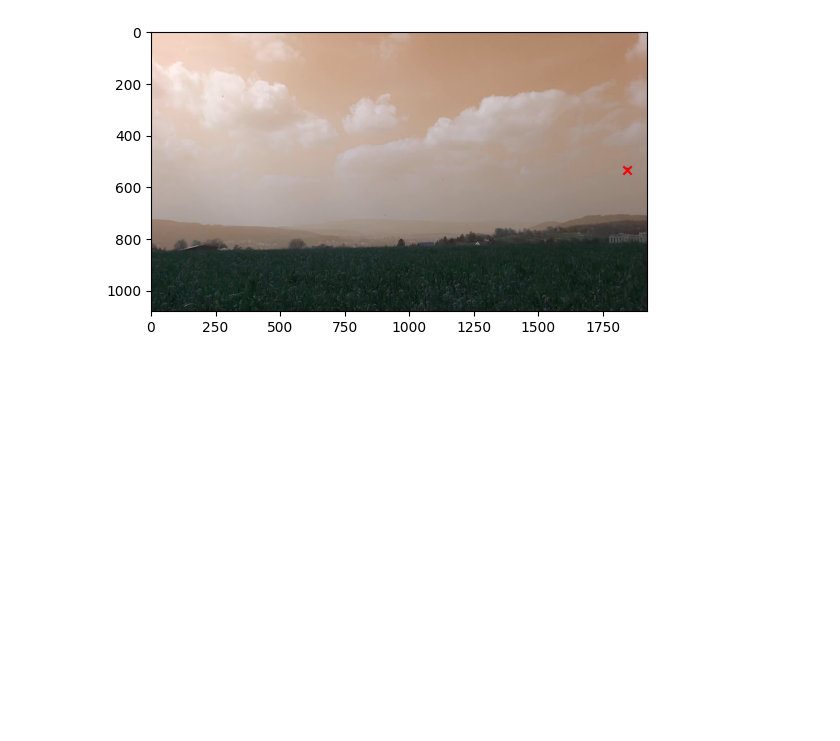
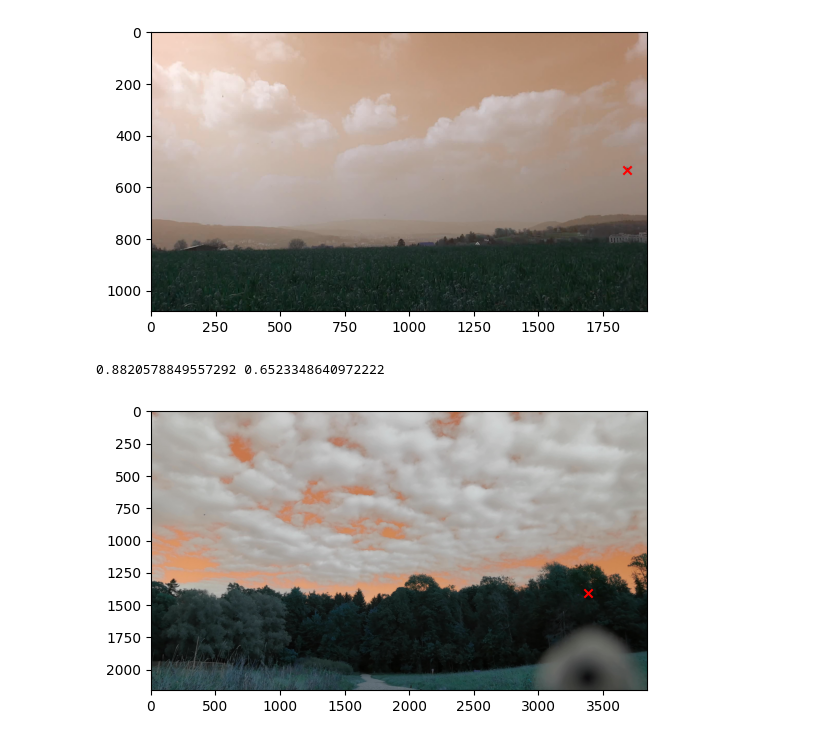
Before and after one commit to zeromarkinc/drone-tracking-datasets, a Jupyter notebook: visualize.ipynb, the cells around one changed output. Saved outputs shown, nothing was run; the diff lists cells and outputs as text; code cells hidden in the pictures; blank space fills up the shorter version.

```diff
--- a/visualize.ipynb
+++ b/visualize.ipynb
@@ -90,3 +90,27 @@ plt.scatter(x * width, y * height, c="r", marker="x")
 plt.show()
 # %% [output]
 [figure]
+# %%
+import cv2
+import matplotlib.pyplot as plt
+
+
+im_name = "dataset4_cam3___frame_2385.jpg"
+label_name = im_name.replace(".jpg", ".txt")
+im_path = "yolo_dataset/train/images"
+label_path = "yolo_dataset/train/labels"
+
+with open(f"{label_path}/{label_name}", "r") as file:
+    _, x, y, _, _ = file.read().split()
+    x = float(x)
+    y = float(y)
+
+img = cv2.imread(f"{im_path}/{im_name}")
+height, width = img.shape[:2]
+plt.imshow(img)
+print(x, y)
+plt.scatter(x * width, y * height, c="r", marker="x")
+plt.show()
+# %% [output]
+0.8820578849557292 0.6523348640972222
+[figure, added]
```
Also changed, not shown: 7 other files.
